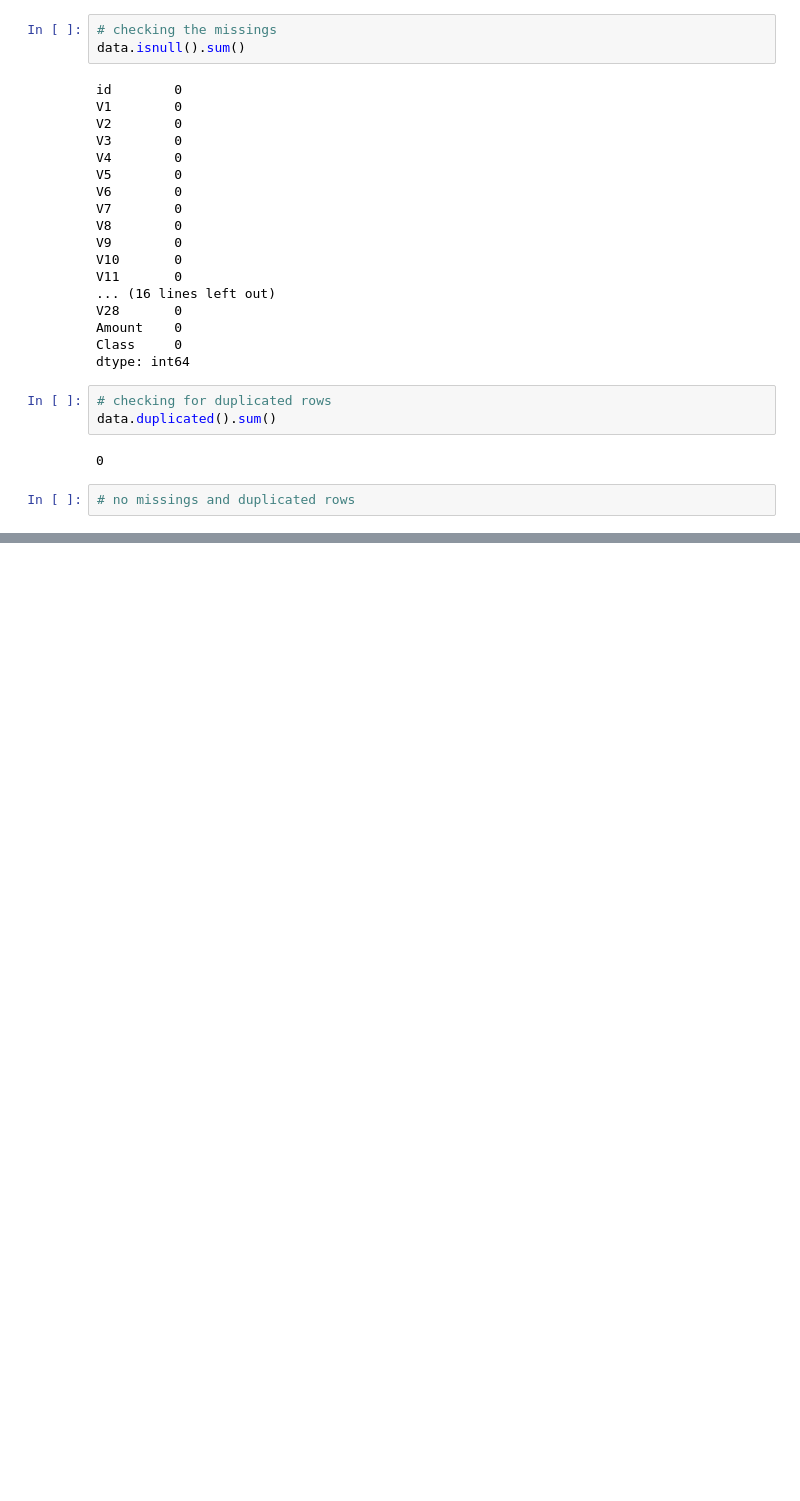
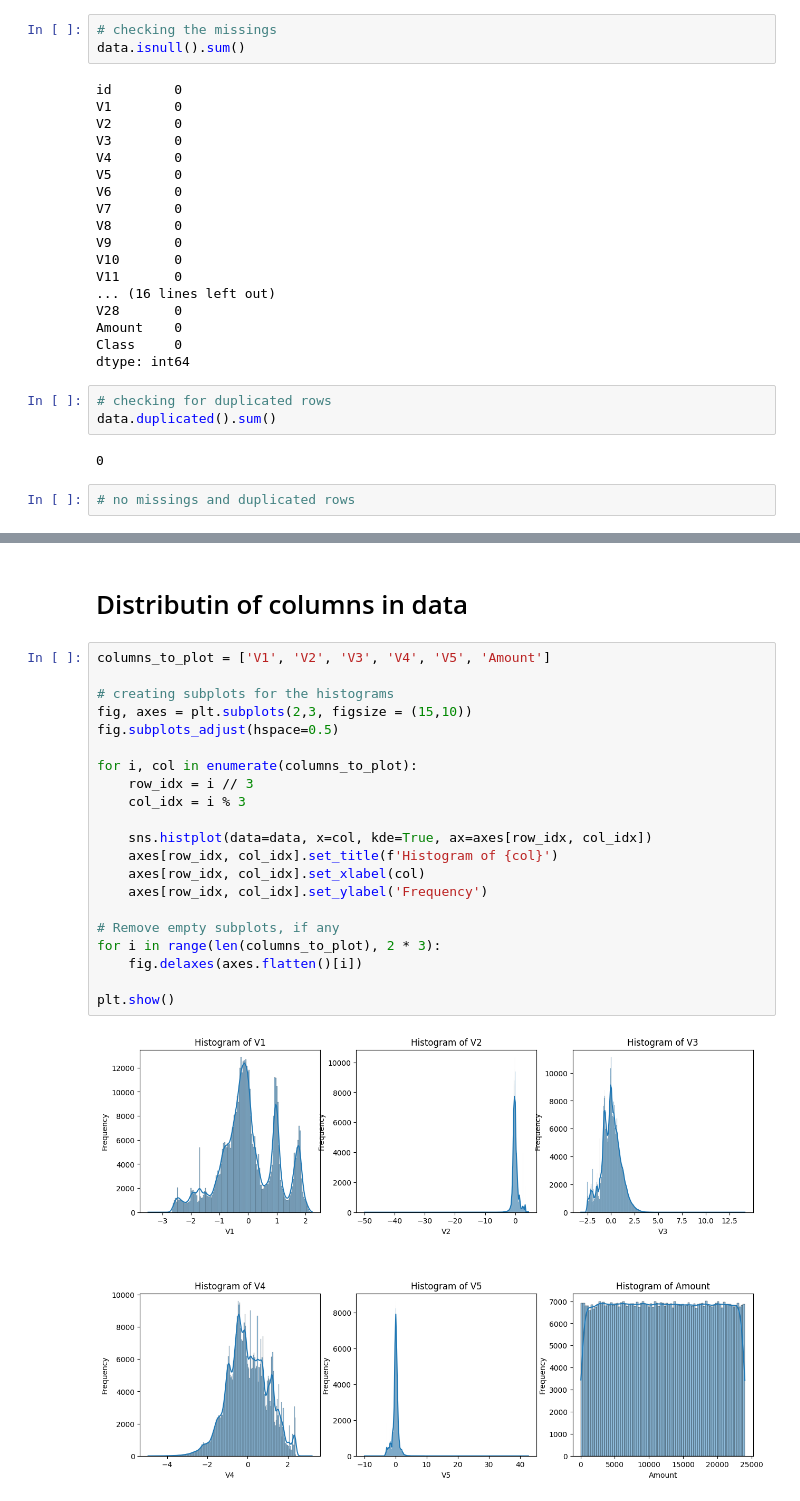
Before and after one commit to kvlrdhrs/cc_fraud_detect, a Jupyter notebook: creditcard_analysys.ipynb, the cells around one changed output, grey strips where cells are left out. Saved outputs shown, nothing was run; the diff lists cells and outputs as text; blank space fills up the shorter version.

```diff
--- a/creditcard_analysys.ipynb
+++ b/creditcard_analysys.ipynb
@@ -170,3 +170,28 @@ data.head()
 | 2 | 2 | -0.260272 | -0.949385 | 1.728538 | -0.457986 | 0.074062 | 2513.54 | 0 |
 | 3 | 3 | -0.152152 | -0.508959 | 1.746840 | -1.090178 | 0.249486 | 5384.44 | 0 |
 | 4 | 4 | -0.206820 | -0.165280 | 1.527053 | -0.448293 | 0.106125 | 14278.97 | 0 |
+# %% [markdown]
+# Distributin of columns in data
+# %%
+columns_to_plot = ['V1', 'V2', 'V3', 'V4', 'V5', 'Amount']
+
+# creating subplots for the histograms
+fig, axes = plt.subplots(2,3, figsize = (15,10))
+fig.subplots_adjust(hspace=0.5)
+
+for i, col in enumerate(columns_to_plot):
+    row_idx = i // 3
+    col_idx = i % 3
+
+    sns.histplot(data=data, x=col, kde=True, ax=axes[row_idx, col_idx])
+    axes[row_idx, col_idx].set_title(f'Histogram of {col}')
+    axes[row_idx, col_idx].set_xlabel(col)
+    axes[row_idx, col_idx].set_ylabel('Frequency')
+
+# Remove empty subplots, if any
+for i in range(len(columns_to_plot), 2 * 3):
+    fig.delaxes(axes.flatten()[i])
+
+plt.show()
+# %% [output]
+[figure, added]
```
Also changed, not shown: parts of 7 cells of this notebook, 1 other file.
